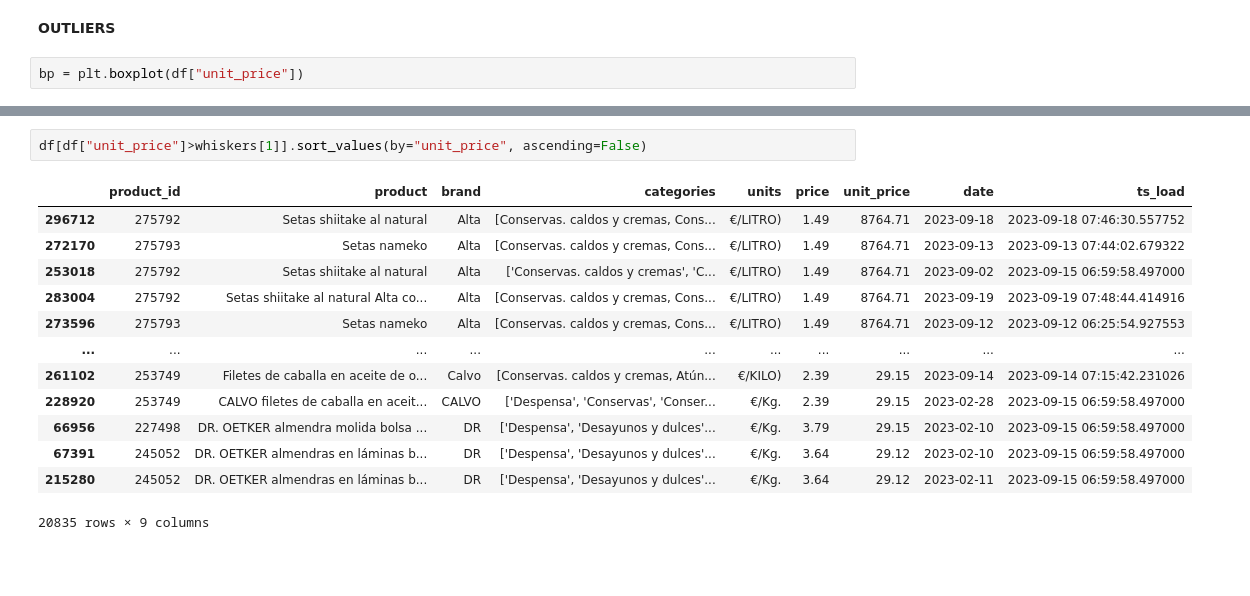
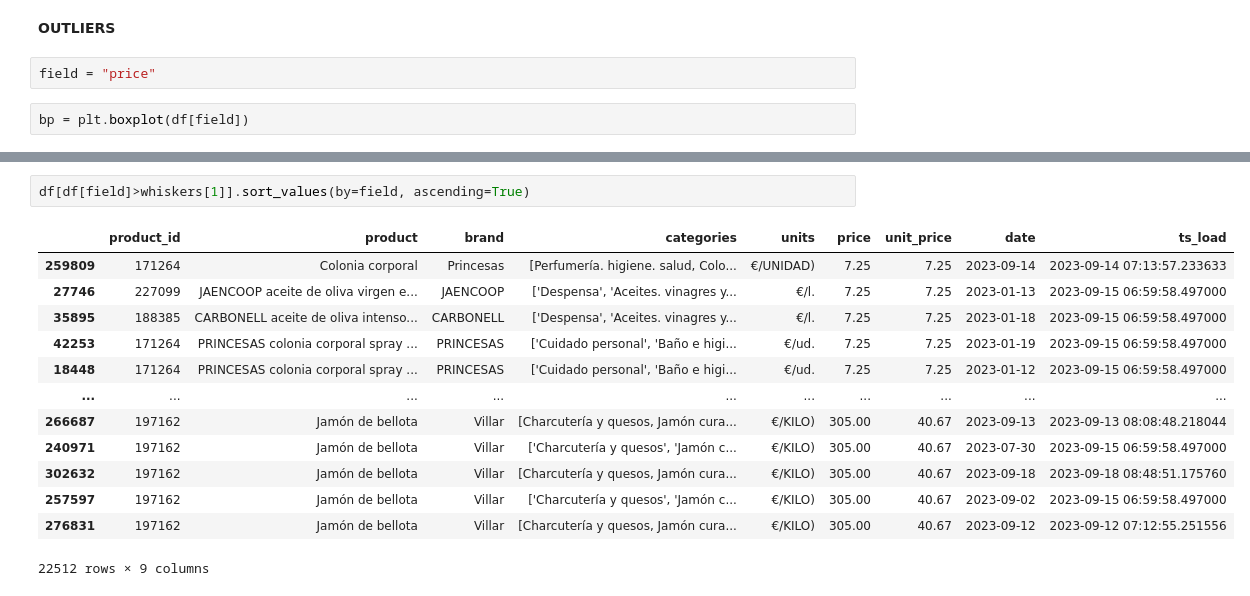
Before and after one commit to cperezh/FoodECommerceScraper, a Jupyter notebook: source/Producto_DIA_DP/Migracion Dataset.ipynb, the cells around one changed output, grey strips where cells are left out. Saved outputs shown, nothing was run; the diff lists cells and outputs as text; blank space fills up the shorter version.

```diff
--- a/source/Producto_DIA_DP/Migracion Dataset.ipynb
+++ b/source/Producto_DIA_DP/Migracion Dataset.ipynb
@@ -165,6 +182,8 @@ dt = delta.DeltaTable.forName(sparkdb.spark, "producto_dia.producto_dim")
 dt.delete("product_id = 18013 and ts_load='2023-09-15 06:59:58.497'")
 # %% [markdown]
 **OUTLIERS**
+# %%
+field = "price"
 # %%
-bp = plt.boxplot(df["unit_price"])
+bp = plt.boxplot(df[field])
 # %% [output]
@@ -177,17 +196,17 @@ whiskers
 # %%
-df[df["unit_price"]>whiskers[1]].sort_values(by="unit_price", ascending=False)
+df[df[field]>whiskers[1]].sort_values(by=field, ascending=True)
 # %% [output]
 |  | product_id | product | brand | categories | units | price | unit_price | date | ts_load |
-| 296712 | 275792 | Setas shiitake al natural | Alta | [Conservas. caldos y cremas, Cons... | €/LITRO) | 1.49 | 8764.71 | 2023-09-18 | 2023-09-18 07:46:30.557752 |
-| 272170 | 275793 | Setas nameko | Alta | [Conservas. caldos y cremas, Cons... | €/LITRO) | 1.49 | 8764.71 | 2023-09-13 | 2023-09-13 07:44:02.679322 |
-| 253018 | 275792 | Setas shiitake al natural | Alta | ['Conservas. caldos y cremas', 'C... | €/LITRO) | 1.49 | 8764.71 | 2023-09-02 | 2023-09-15 06:59:58.497000 |
-| 283004 | 275792 | Setas shiitake al natural Alta co... | Alta | [Conservas. caldos y cremas, Cons... | €/LITRO) | 1.49 | 8764.71 | 2023-09-19 | 2023-09-19 07:48:44.414916 |
-| 273596 | 275793 | Setas nameko | Alta | [Conservas. caldos y cremas, Cons... | €/LITRO) | 1.49 | 8764.71 | 2023-09-12 | 2023-09-12 06:25:54.927553 |
+| 259809 | 171264 | Colonia corporal | Princesas | [Perfumería. higiene. salud, Colo... | €/UNIDAD) | 7.25 | 7.25 | 2023-09-14 | 2023-09-14 07:13:57.233633 |
+| 27746 | 227099 | JAENCOOP aceite de oliva virgen e... | JAENCOOP | ['Despensa', 'Aceites. vinagres y... | €/l. | 7.25 | 7.25 | 2023-01-13 | 2023-09-15 06:59:58.497000 |
+| 35895 | 188385 | CARBONELL aceite de oliva intenso... | CARBONELL | ['Despensa', 'Aceites. vinagres y... | €/l. | 7.25 | 7.25 | 2023-01-18 | 2023-09-15 06:59:58.497000 |
+| 42253 | 171264 | PRINCESAS colonia corporal spray ... | PRINCESAS | ['Cuidado personal', 'Baño e higi... | €/ud. | 7.25 | 7.25 | 2023-01-19 | 2023-09-15 06:59:58.497000 |
+| 18448 | 171264 | PRINCESAS colonia corporal spray ... | PRINCESAS | ['Cuidado personal', 'Baño e higi... | €/ud. | 7.25 | 7.25 | 2023-01-12 | 2023-09-15 06:59:58.497000 |
 | ... | ... | ... | ... | ... | ... | ... | ... | ... | ... |
-| 261102 | 253749 | Filetes de caballa en aceite de o... | Calvo | [Conservas. caldos y cremas, Atún... | €/KILO) | 2.39 | 29.15 | 2023-09-14 | 2023-09-14 07:15:42.231026 |
-| 228920 | 253749 | CALVO filetes de caballa en aceit... | CALVO | ['Despensa', 'Conservas', 'Conser... | €/Kg. | 2.39 | 29.15 | 2023-02-28 | 2023-09-15 06:59:58.497000 |
-| 66956 | 227498 | DR. OETKER almendra molida bolsa ... | DR | ['Despensa', 'Desayunos y dulces'... | €/Kg. | 3.79 | 29.15 | 2023-02-10 | 2023-09-15 06:59:58.497000 |
-| 67391 | 245052 | DR. OETKER almendras en láminas b... | DR | ['Despensa', 'Desayunos y dulces'... | €/Kg. | 3.64 | 29.12 | 2023-02-10 | 2023-09-15 06:59:58.497000 |
-| 215280 | 245052 | DR. OETKER almendras en láminas b... | DR | ['Despensa', 'Desayunos y dulces'... | €/Kg. | 3.64 | 29.12 | 2023-02-11 | 2023-09-15 06:59:58.497000 |
+| 266687 | 197162 | Jamón de bellota | Villar | [Charcutería y quesos, Jamón cura... | €/KILO) | 305.00 | 40.67 | 2023-09-13 | 2023-09-13 08:08:48.218044 |
+| 240971 | 197162 | Jamón de bellota | Villar | ['Charcutería y quesos', 'Jamón c... | €/KILO) | 305.00 | 40.67 | 2023-07-30 | 2023-09-15 06:59:58.497000 |
+| 302632 | 197162 | Jamón de bellota | Villar | [Charcutería y quesos, Jamón cura... | €/KILO) | 305.00 | 40.67 | 2023-09-18 | 2023-09-18 08:48:51.175760 |
+| 257597 | 197162 | Jamón de bellota | Villar | ['Charcutería y quesos', 'Jamón c... | €/KILO) | 305.00 | 40.67 | 2023-09-02 | 2023-09-15 06:59:58.497000 |
+| 276831 | 197162 | Jamón de bellota | Villar | [Charcutería y quesos, Jamón cura... | €/KILO) | 305.00 | 40.67 | 2023-09-12 | 2023-09-12 07:12:55.251556 |
-20835 rows × 9 columns
+22512 rows × 9 columns
 # %%
```
Also changed, not shown: parts of 9 cells of this notebook.
